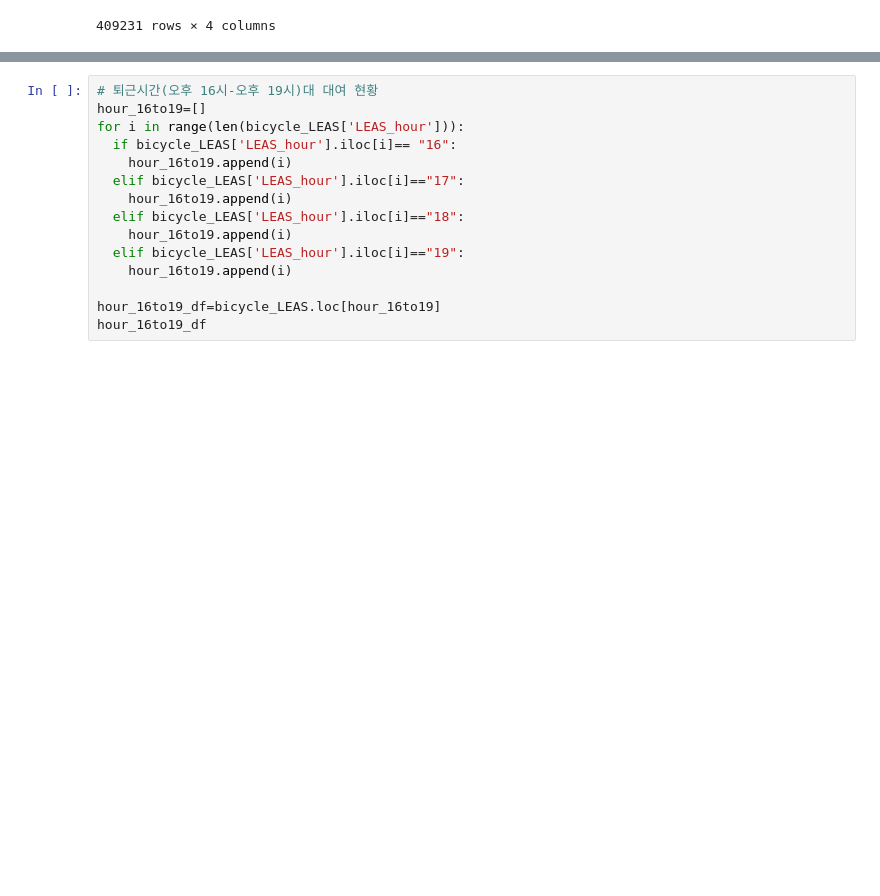
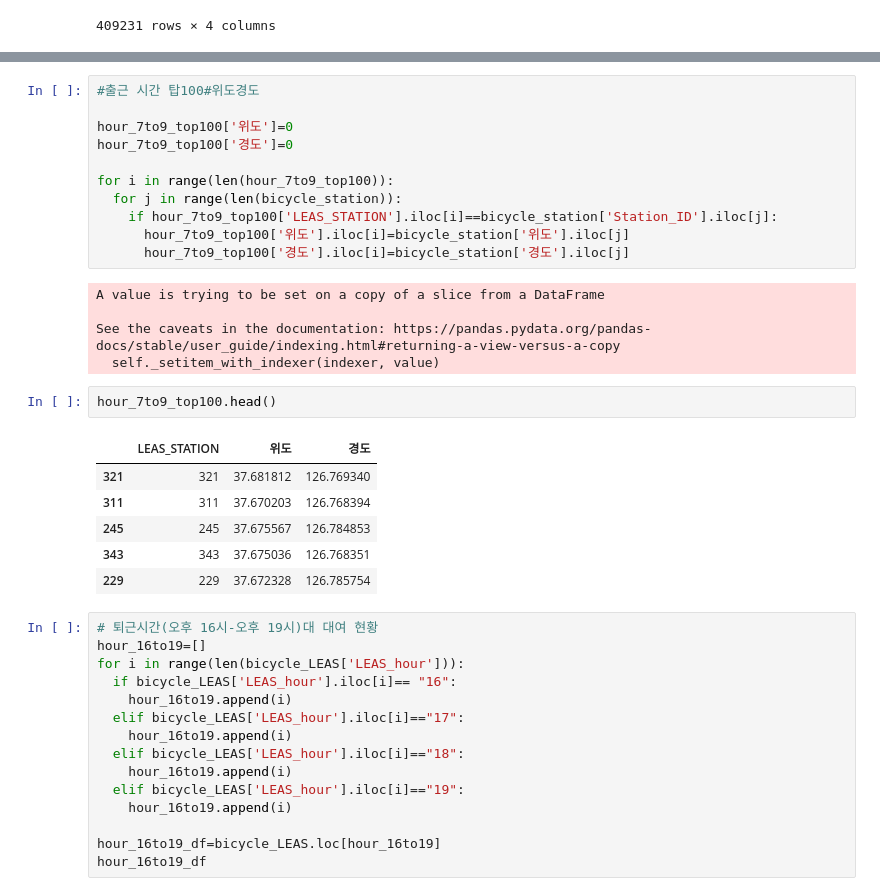
Before and after one commit to KIM-CHAEYOUNG/PROJECT_bike_station, a Jupyter notebook: 01_운영이력_출근_퇴근_점심시간_대여빈도.ipynb, the cells around one changed output, grey strips where cells are left out. Drawn from its saved outputs; the diff is of its cells as text; blank space fills up the shorter version.

```diff
--- a/01_운영이력_출근_퇴근_점심시간_대여빈도.ipynb
+++ b/01_운영이력_출근_퇴근_점심시간_대여빈도.ipynb
@@ -305,3 +379,28 @@ Name: LEAS_STATION, dtype: int64
+# %%
+#출근 시간 탑100#위도경도
+
+hour_7to9_top100['위도']=0
+hour_7to9_top100['경도']=0
+
+for i in range(len(hour_7to9_top100)):
+  for j in range(len(bicycle_station)):
+    if hour_7to9_top100['LEAS_STATION'].iloc[i]==bicycle_station['Station_ID'].iloc[j]:
+      hour_7to9_top100['위도'].iloc[i]=bicycle_station['위도'].iloc[j]
+      hour_7to9_top100['경도'].iloc[i]=bicycle_station['경도'].iloc[j]
+# %% [output]
+A value is trying to be set on a copy of a slice from a DataFrame
+
+See the caveats in the documentation: https://pandas.pydata.org/pandas-docs/stable/user_guide/indexing.html#returning-a-view-versus-a-copy
+  self._setitem_with_indexer(indexer, value)
+# %%
+hour_7to9_top100.head()
+# %% [output]
+|  | LEAS_STATION | 위도 | 경도 |
+| 321 | 321 | 37.681812 | 126.769340 |
+| 311 | 311 | 37.670203 | 126.768394 |
+| 245 | 245 | 37.675567 | 126.784853 |
+| 343 | 343 | 37.675036 | 126.768351 |
+| 229 | 229 | 37.672328 | 126.785754 |
 # %%
 # 퇴근시간(오후 16시-오후 19시)대 대여 현황
 hour_16to19=[]
```
Also changed, not shown: parts of 18 cells of this notebook.
